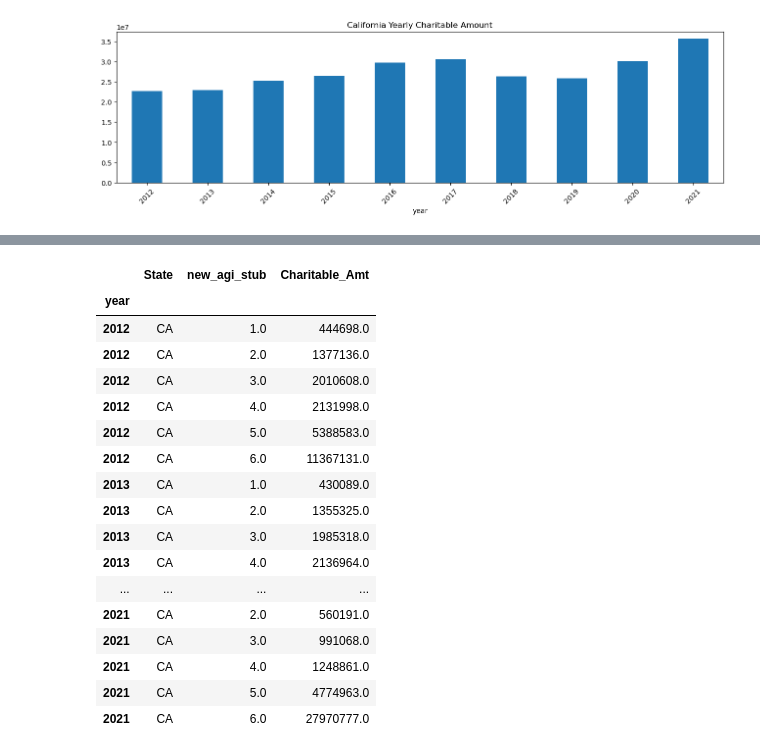
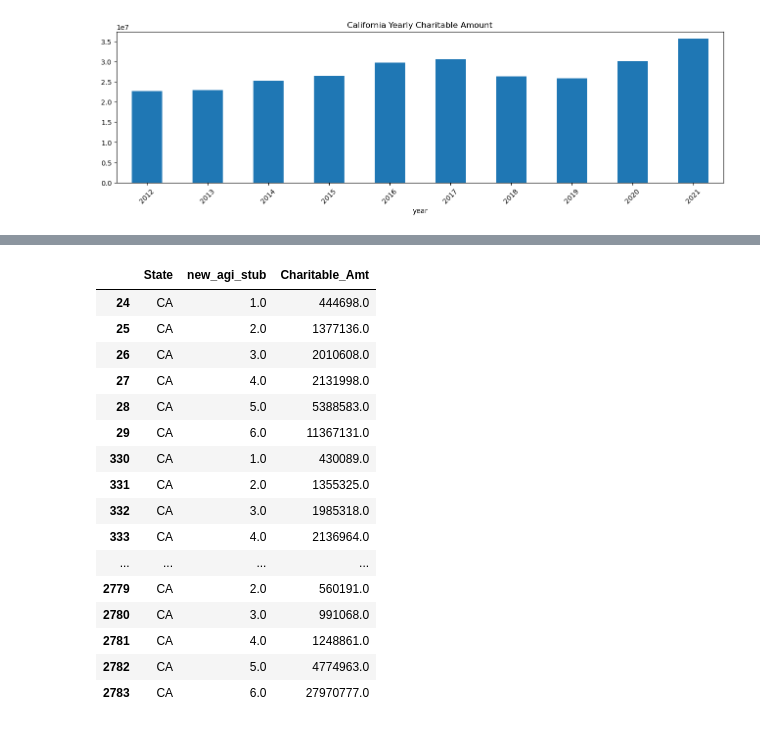
Before and after one commit to HasmigG/TaxAnalysis, a Jupyter notebook: etl_Hasmig.ipynb, the cells around one changed output, grey strips where cells are left out. Drawn from its saved outputs; the diff is of its cells as text; code cells hidden in the pictures.

```diff
--- a/etl_Hasmig.ipynb
+++ b/etl_Hasmig.ipynb
@@ -163,0 +9,3 @@ filtered_df.to_csv("Data/combined_zpallagi.csv")
+# %%
+df = pd.read_csv("Data/combined_zpallagi.csv")
+df.head()
@@ -251,21 +101,20 @@ filtered_df[(filtered_df.State=='CA')&(filtered_df['new_agi_stub']==6.0)]['Chari
 # %%
-filtered_df[filtered_df.State=='CA'][['State', 'new_agi_stub', 'Charitable_Amt']]
+df[df.State=='CA'][['State', 'new_agi_stub', 'Charitable_Amt']]
 # %% [output]
 |  | State | new_agi_stub | Charitable_Amt |
-| year |  |  |  |
-| 2012 | CA | 1.0 | 444698.0 |
-| 2012 | CA | 2.0 | 1377136.0 |
-| 2012 | CA | 3.0 | 2010608.0 |
-| 2012 | CA | 4.0 | 2131998.0 |
-| 2012 | CA | 5.0 | 5388583.0 |
-| 2012 | CA | 6.0 | 11367131.0 |
-| 2013 | CA | 1.0 | 430089.0 |
-| 2013 | CA | 2.0 | 1355325.0 |
-| 2013 | CA | 3.0 | 1985318.0 |
-| 2013 | CA | 4.0 | 2136964.0 |
+| 24 | CA | 1.0 | 444698.0 |
+| 25 | CA | 2.0 | 1377136.0 |
+| 26 | CA | 3.0 | 2010608.0 |
+| 27 | CA | 4.0 | 2131998.0 |
+| 28 | CA | 5.0 | 5388583.0 |
+| 29 | CA | 6.0 | 11367131.0 |
+| 330 | CA | 1.0 | 430089.0 |
+| 331 | CA | 2.0 | 1355325.0 |
+| 332 | CA | 3.0 | 1985318.0 |
+| 333 | CA | 4.0 | 2136964.0 |
 | ... | ... | ... | ... |
-| 2021 | CA | 2.0 | 560191.0 |
-| 2021 | CA | 3.0 | 991068.0 |
-| 2021 | CA | 4.0 | 1248861.0 |
-| 2021 | CA | 5.0 | 4774963.0 |
-| 2021 | CA | 6.0 | 27970777.0 |
+| 2779 | CA | 2.0 | 560191.0 |
+| 2780 | CA | 3.0 | 991068.0 |
+| 2781 | CA | 4.0 | 1248861.0 |
+| 2782 | CA | 5.0 | 4774963.0 |
+| 2783 | CA | 6.0 | 27970777.0 |
```
Also changed, not shown: parts of 32 cells of this notebook, 2 other files.
